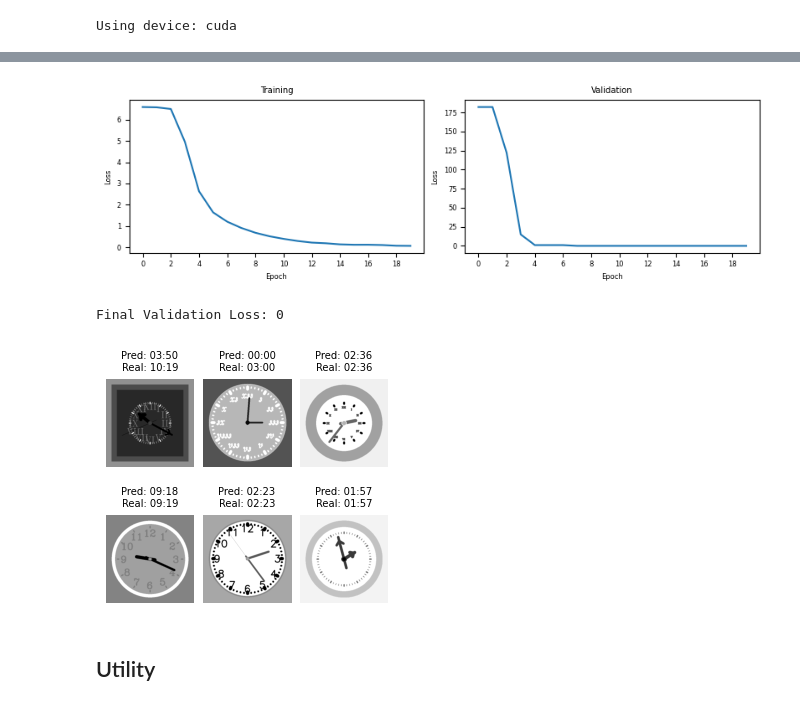
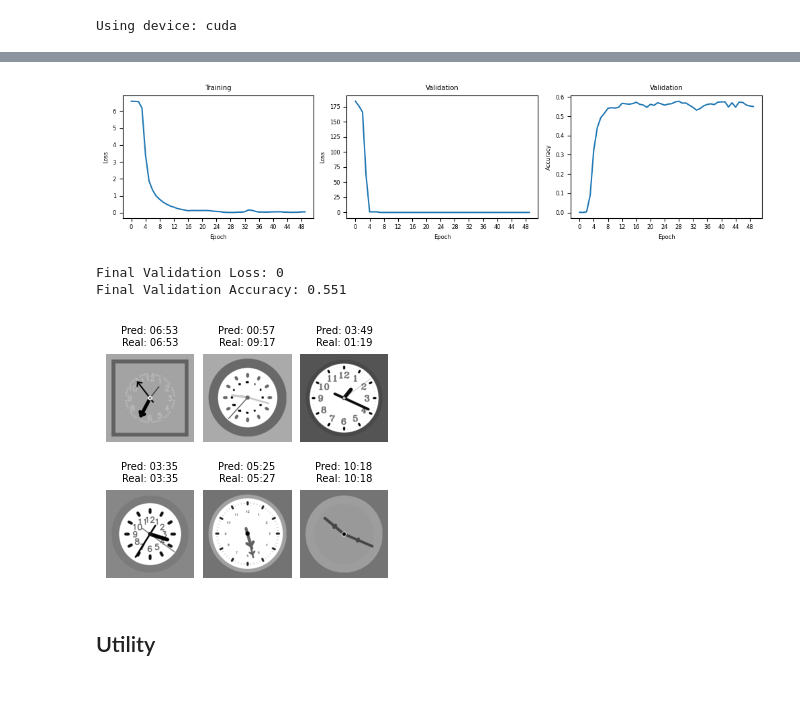
Before and after one commit to tomster12/PADL-coursework, a Jupyter notebook: padl.ipynb, the cells around one changed output, grey strips where cells are left out. Saved outputs shown, nothing was run; the diff lists cells and outputs as text; code cells hidden in the pictures.

```diff
--- a/padl.ipynb
+++ b/padl.ipynb
@@ -770,11 +783,11 @@ class ClockClassificationCNN(nn.Module):
             nn.Conv2d(16, 32, kernel_size=3, stride=1, padding=1),
             nn.ReLU(),
             nn.MaxPool2d(kernel_size=2),
-            nn.Conv2d(32, 64, kernel_size=3, stride=1, padding=1),
+            nn.Conv2d(32, 48, kernel_size=3, stride=1, padding=1),
             nn.ReLU(),
             nn.MaxPool2d(kernel_size=2),
             nn.Flatten(),
-            nn.Linear(64 * 28 * 28, 128),
+            nn.Linear(48 * 28 * 28, 128),
             nn.ReLU(),
             nn.Linear(128, 12 * 60)
         )
@@ -805,10 +818,11 @@ optimizer = optim.Adam(model.parameters(), lr=0.001)
 # Training loop for clock classification
 model.to(device)
 model.train()
-max_epoch = 20
+max_epoch = 50
 max_training_batch = len(train_loader)
 epoch_train_losses = []
 epoch_validation_losses = []
+epoch_validation_accuracies = []
 print(f"Training for {max_epoch} epochs with {max_training_batch} training batches...")
 for epoch in range(max_epoch):
 
@@ -839,10 +853,15 @@ for epoch in range(max_epoch):
             all_real_y.append(onehot_to_label(real_y))
             all_pred_y.append(onehot_to_label(pred_y))
         epoch_validation_loss = criterion_eval(torch.cat(all_pred_y), torch.cat(all_real_y)).item()
+        accuracy_correct = (torch.cat(all_real_y) == torch.cat(all_pred_y)).all(dim=1).sum().item()
+        accuracy_total = len(torch.cat(all_real_y))
+        epoch_validation_accuracy = accuracy_correct / accuracy_total
         epoch_validation_losses.append(epoch_validation_loss)
+        epoch_validation_accuracies.append(epoch_validation_accuracy)
+    model.train()
 
     # Calculate mean loss for epoch and output
-    print(f"Epoch [{epoch+1}/{max_epoch}], training loss {(epoch_training_loss):.3f}, validation loss {(epoch_validation_loss):.3f}")
+    print(f"Epoch [{epoch+1}/{max_epoch}], training loss {(epoch_training_loss):.3f}, validation loss {(epoch_validation_loss):.3f}, validation accuracy {(epoch_validation_accuracy):.3f}")
 
 print("Training finished.")
 # %% [output]
@@ -865,21 +884,31 @@ Epoch [20/20], training loss 0.080, validation loss 0.000
 Training finished.
 # %%
 # Plot training and validation losses on adjacent graphs
-fig, ax = plt.subplots(1, 2, figsize=(8, 2.5))
+fig, ax = plt.subplots(1, 3, figsize=(10, 2.5))
+
 ax[0].plot(epoch_train_losses)
 ax[0].set_title("Training")
-ax[0].set_xticks(range(0, max_epoch, 2))
+ax[0].set_xticks(range(0, max_epoch, 4))
 ax[0].set_xlabel("Epoch")
 ax[0].set_ylabel("Loss")
+
 ax[1].plot(epoch_validation_losses)
 ax[1].set_title("Validation")
-ax[1].set_xticks(range(0, max_epoch, 2))
+ax[1].set_xticks(range(0, max_epoch, 4))
 ax[1].set_xlabel("Epoch")
 ax[1].set_ylabel("Loss")
+
+# Plot validation accuracy
+ax[2].plot(epoch_validation_accuracies)
+ax[2].set_title("Validation")
+ax[2].set_xticks(range(0, max_epoch, 4))
+ax[2].set_xlabel("Epoch")
+ax[2].set_ylabel("Accuracy")
+
 plt.tight_layout()
 plt.show()
 # %% [output]
-[figure, old version]
+[figure, new version]
 # %%
 # Final evaluation of model against full validation set
 model.to(device)
@@ -893,7 +922,12 @@ with torch.no_grad():
         all_real_y.append(onehot_to_label(real_y))
         all_pred_y.append(onehot_to_label(pred_y))
     final_validation_loss = criterion_eval(torch.cat(all_pred_y), torch.cat(all_real_y)).item()
+    correct = (torch.cat(all_real_y) == torch.cat(all_pred_y)).all(dim=1).sum().item()
+    total = len(torch.cat(all_real_y))
+    accuracy = correct / total
+
 print(f"Final Validation Loss: {final_validation_loss}")
+print(f"Final Validation Accuracy: {accuracy:.3f}")
 
 # Visualise the first 6 images, show predicted vs real labels
 plt.figure(figsize=(3, 3))
@@ -912,7 +946,8 @@ plt.tight_layout()
 plt.show()
 # %% [output]
 Final Validation Loss: 0
+Final Validation Accuracy: 0.551
-[figure, old version]
+[figure, new version]
 # %% [markdown]
 ## Utility
 # %%
```
Also changed, not shown: parts of 10 cells of this notebook, 2 other files.
